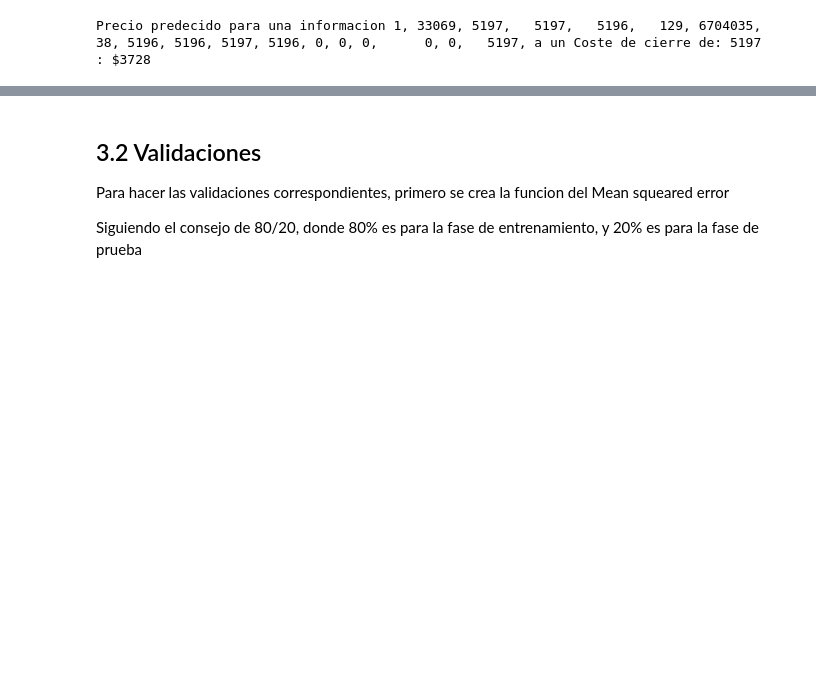
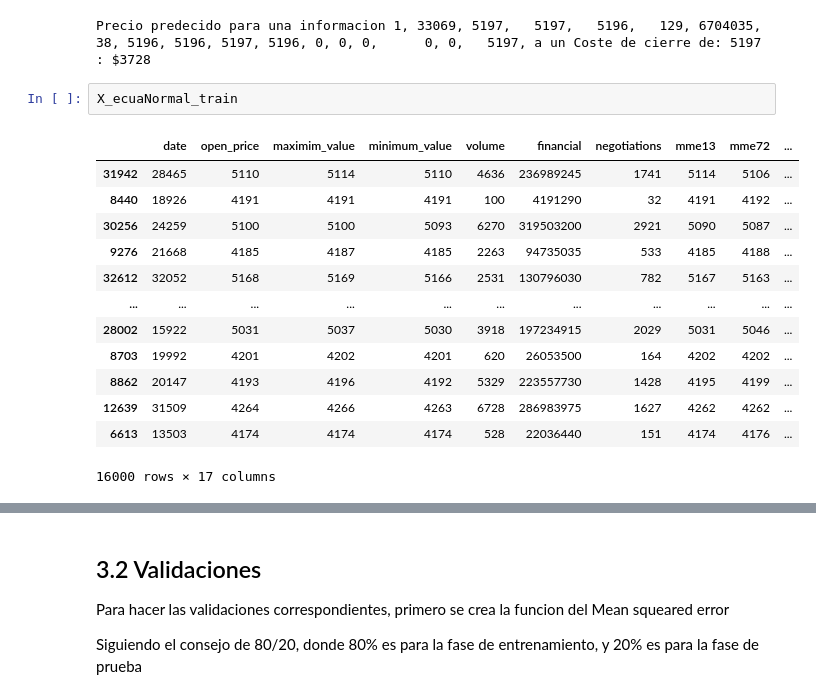
Before and after one commit to Gonzales-Franz-Reinaldo/SIS420-AI, a Jupyter notebook: Laboratorios/LAB-04/Regularizacion_regresion_poli.ipynb, the cells around one changed output, grey strips where cells are left out. Drawn from its saved outputs; the diff is of its cells as text; blank space fills up the shorter version.

```diff
--- a/Laboratorios/LAB-04/Regularizacion_regresion_poli.ipynb
+++ b/Laboratorios/LAB-04/Regularizacion_regresion_poli.ipynb
@@ -459,3 +459,19 @@ price = np.dot(X_array, tethas_enorm)
 print('Precio predecido para una informacion 1, 33069, 5197,	5197,	5196,	129, 6704035, 38, 5196, 5196, 5197, 5196, 0, 0, 0,	0, 0,	5197, a un Coste de cierre de: 5197 : ${:.0f}'.format(price))
 # %% [output]
 Precio predecido para una informacion 1, 33069, 5197,   5197,   5196,   129, 6704035, 38, 5196, 5196, 5197, 5196, 0, 0, 0,      0, 0,   5197, a un Coste de cierre de: 5197 : $3728
+# %%
+X_ecuaNormal_train
+# %% [output]
+|  | date | open_price | maximim_value | minimum_value | volume | financial | negotiations | mme13 | mme72 | ... |
+| 31942 | 28465 | 5110 | 5114 | 5110 | 4636 | 236989245 | 1741 | 5114 | 5106 | ... |
+| 8440 | 18926 | 4191 | 4191 | 4191 | 100 | 4191290 | 32 | 4191 | 4192 | ... |
+| 30256 | 24259 | 5100 | 5100 | 5093 | 6270 | 319503200 | 2921 | 5090 | 5087 | ... |
+| 9276 | 21668 | 4185 | 4187 | 4185 | 2263 | 94735035 | 533 | 4185 | 4188 | ... |
+| 32612 | 32052 | 5168 | 5169 | 5166 | 2531 | 130796030 | 782 | 5167 | 5163 | ... |
+| ... | ... | ... | ... | ... | ... | ... | ... | ... | ... | ... |
+| 28002 | 15922 | 5031 | 5037 | 5030 | 3918 | 197234915 | 2029 | 5031 | 5046 | ... |
+| 8703 | 19992 | 4201 | 4202 | 4201 | 620 | 26053500 | 164 | 4202 | 4202 | ... |
+| 8862 | 20147 | 4193 | 4196 | 4192 | 5329 | 223557730 | 1428 | 4195 | 4199 | ... |
+| 12639 | 31509 | 4264 | 4266 | 4263 | 6728 | 286983975 | 1627 | 4262 | 4262 | ... |
+| 6613 | 13503 | 4174 | 4174 | 4174 | 528 | 22036440 | 151 | 4174 | 4176 | ... |
+16000 rows × 17 columns
```
Also changed, not shown: parts of 2 cells of this notebook, 5 other files.
